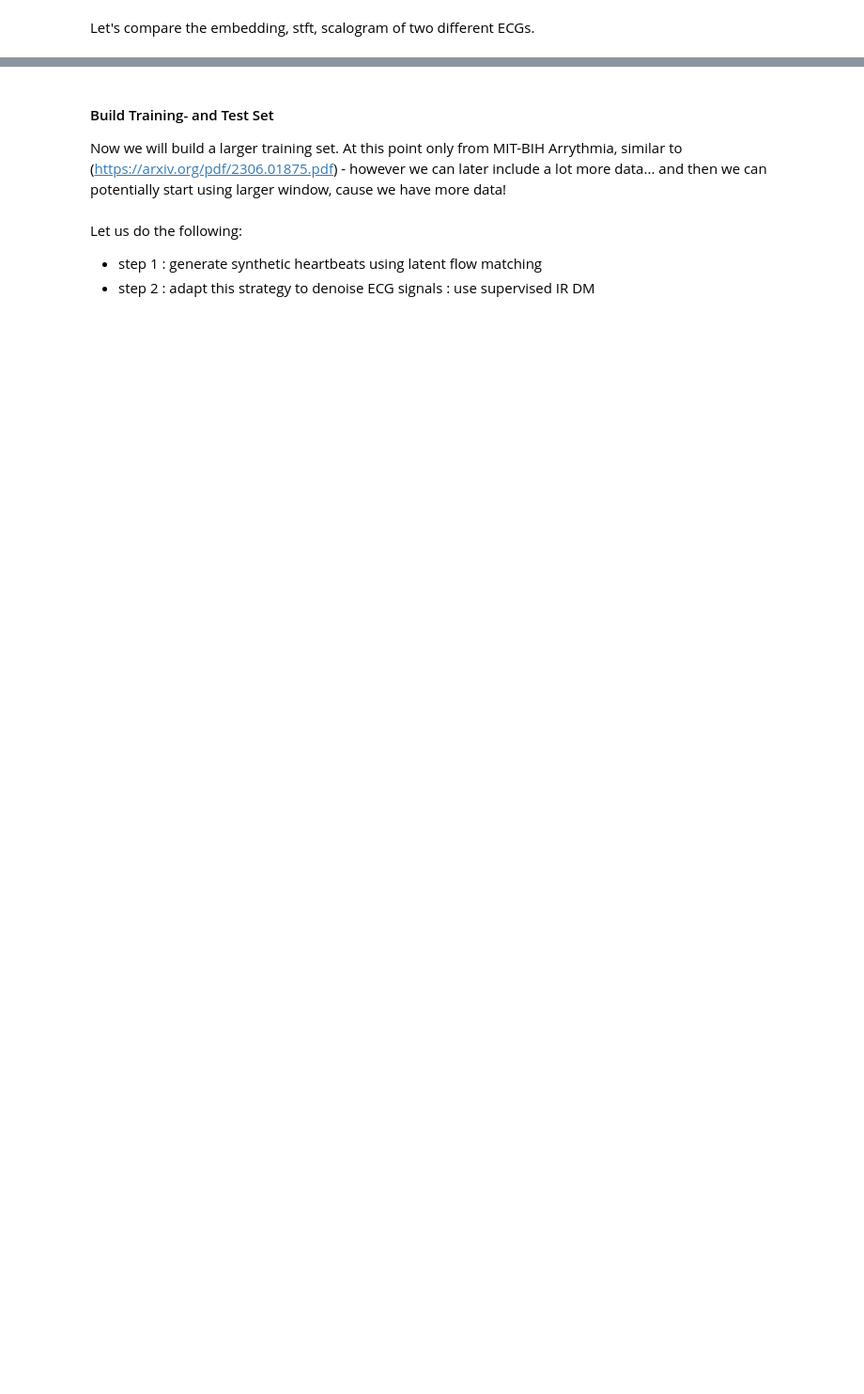
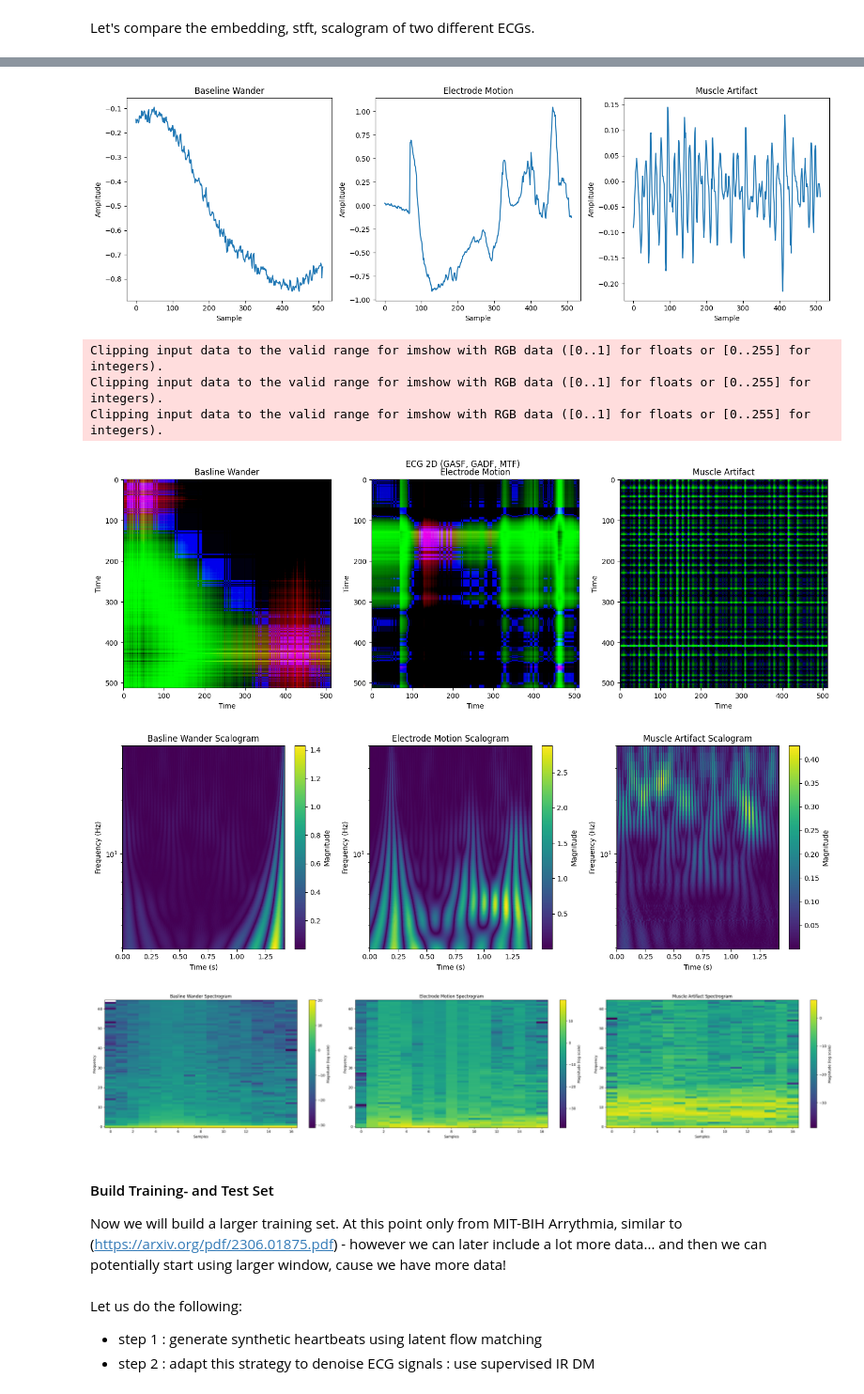
Before and after one commit to piedeboer96/ECG-Signal-Denoising, a Jupyter notebook: exploring_ecg_signals.ipynb, the cells around one changed output, grey strips where cells are left out. Shown at 94% size. Cells and saved outputs as stored; diff of their text form; code cells hidden in the pictures; blank space fills up the shorter version.

```diff
--- a/exploring_ecg_signals.ipynb
+++ b/exploring_ecg_signals.ipynb
@@ -473,3 +514,31 @@ Clipping input data to the valid range for imshow with RGB data ([0..1] for floa
+# %%
+# Extract record
+sampto=128*2*2
+record_bw = wfdb.rdsamp("data/nstdb/bw", sampto=sampto); signal_bw = record_bw[0][:, 0]
+record_em = wfdb.rdsamp("data/nstdb/em", sampto=sampto); signal_em = record_em[0][:, 0]
+record_ma = wfdb.rdsamp("data/nstdb/ma", sampto=sampto); signal_ma = record_ma[0][:, 0]
+
+
+
+# Plot multiple 2D Embeddings
+embed_ECGs = [embed_ECG(signal_bw), embed_ECG(signal_em), embed_ECG(signal_ma) ]
+names = ['Basline Wander', 'Electrode Motion', 'Muscle Artifact']
+plot_2D_embedding(embed_ECGs, names, title='ECG 2D (GASF, GADF, MTF)')
+
+# Plot Multiple Scalograms
+plot_multiple_scalograms([signal_bw,signal_em,signal_ma], [360,360,360], names)
+
+# Plot Multiple Spectograms
+stft_ECGs = [generate_stft(signal_bw), generate_stft(signal_em), generate_stft(signal_ma)]
+plot_multiple_spectrograms(stft_ECGs,  names)
+# %% [output]
+[figure, added]
+Clipping input data to the valid range for imshow with RGB data ([0..1] for floats or [0..255] for integers).
+Clipping input data to the valid range for imshow with RGB data ([0..1] for floats or [0..255] for integers).
+Clipping input data to the valid range for imshow with RGB data ([0..1] for floats or [0..255] for integers).
+[figure, added]
+[figure, added]
+[figure, added]
 # %% [markdown]
 #### Build Training- and Test Set
 Now we will build a larger training set. At this point only from MIT-BIH Arrythmia, similar to (https://arxiv.org/pdf/2306.01875.pdf) - however we can later include a lot more data... and then we can potentially start using larger window, cause we have more data!
```
Also changed, not shown: parts of 7 cells of this notebook.
